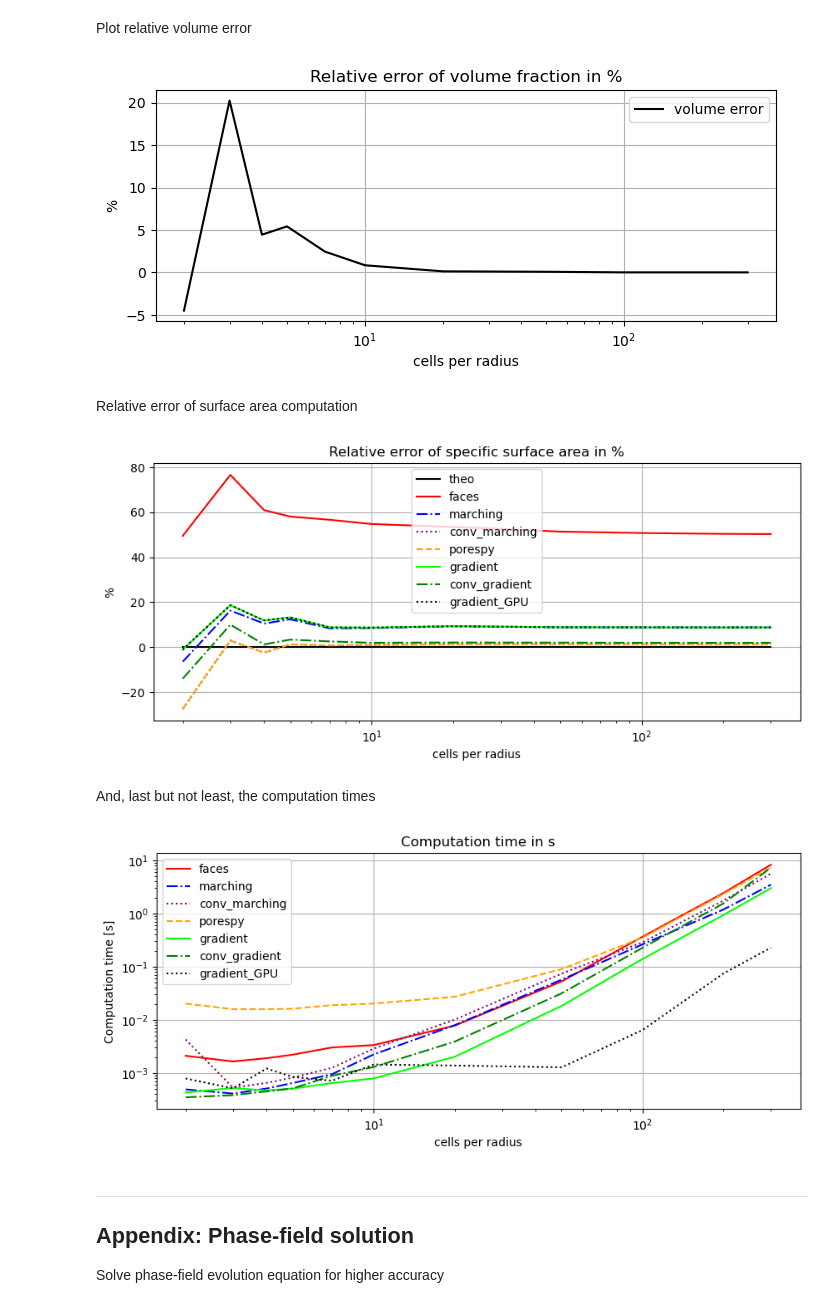
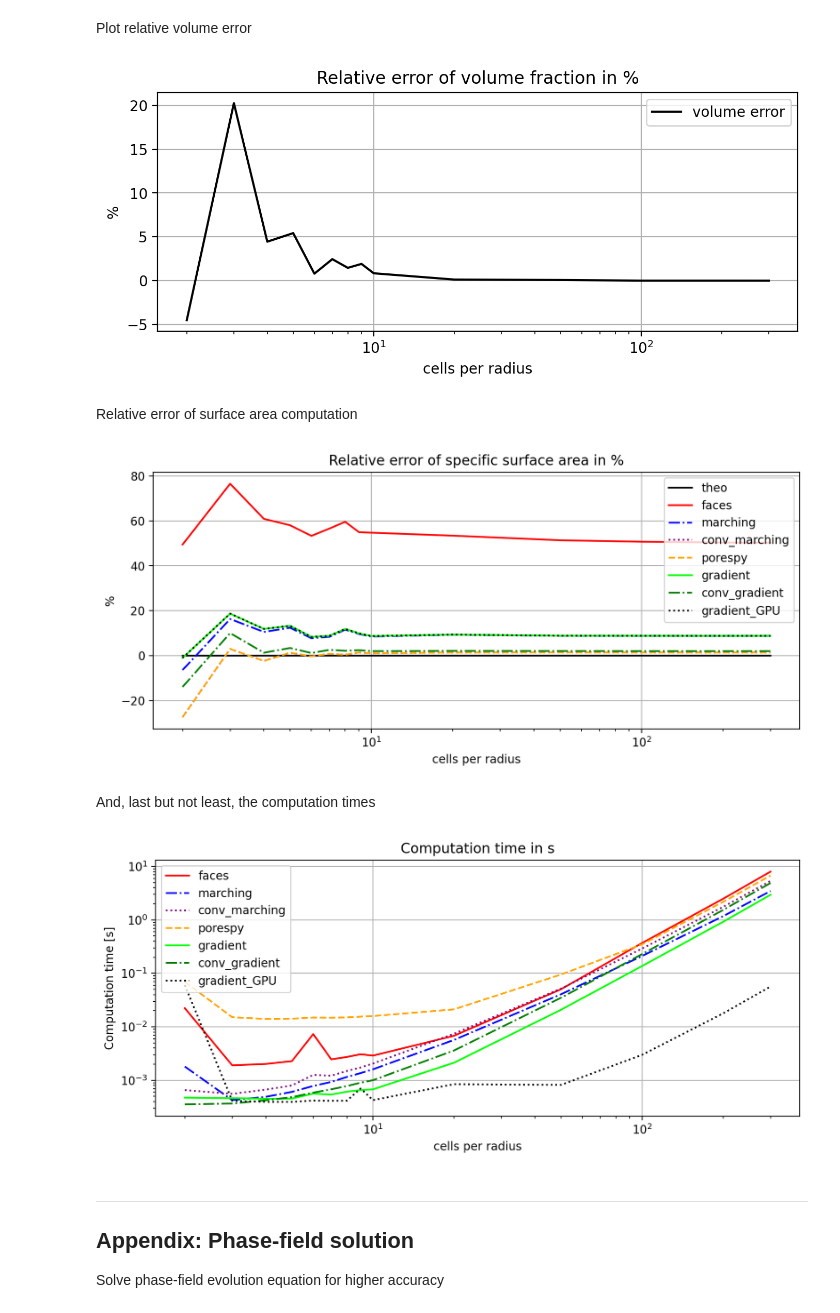
Before and after one commit to daubners/micro-characterization, a Jupyter notebook: 01-microstructure_validation-sphere.ipynb, the cells around one changed output. Drawn from its saved outputs; the diff is of its cells as text; code cells hidden in the pictures.

```diff
--- a/01-microstructure_validation-sphere.ipynb
+++ b/01-microstructure_validation-sphere.ipynb
@@ -50,7 +50,7 @@ dx = 1.0
 # %% [markdown]
 Create a list of radii and empty dictionaries to store results:
 # %%
-radii = [2,3,4,5,7,10,20,50,100,200,300]
+radii = [2,3,4,5,6,7,8,9,10,20,50,100,200,300]
 
 vol_fraction = {'theo':np.zeros(len(radii)), 'num':np.zeros(len(radii))}
 
@@ -135,7 +123,7 @@ line_styles = ['-', '-', '-.', ':', '--', '-', '-.', ':']
 # %% [markdown]
 Plot relative volume error
 # %%
-fig, ax = plt.subplots(figsize=(8, 3))
+fig, ax = plt.subplots(figsize=(8, 3), dpi=200)
 ax.semilogx(radii, (vol_fraction['num']-vol_fraction['theo'])/vol_fraction['theo']*100, label='volume error', color=colors[0], linestyle=line_styles[0])
 
 # Add labels, legend, and grid
@@ -147,28 +135,28 @@ ax.grid()
 
 plt.show()
 # %% [output]
-[figure, old version]
+[figure, new version]
 # %% [markdown]
 Relative error of surface area computation
 # %%
-fig, ax = plt.subplots(figsize=(10, 4))
+fig, ax = plt.subplots(figsize=(10, 4), dpi=200)
 
 for i, method in enumerate(methods):
     ax.semilogx(radii, (area[method]-area['theo'])/area['theo']*100, label=method, color=colors[i], linestyle=line_styles[i])
 
 ax.set_xlabel('cells per radius')
 ax.set_ylabel('%')
 ax.set_title('Relative error of specific surface area in %')
-ax.legend()
+ax.legend(loc='upper right')
 ax.grid()
 
 plt.show()
 # %% [output]
-[figure, old version]
+[figure, new version]
 # %% [markdown]
 And, last but not least, the computation times
 # %%
-fig, ax = plt.subplots(figsize=(10, 4))
+fig, ax = plt.subplots(figsize=(10, 4), dpi=200)
 for i, method in enumerate(methods[1:]):
     ax.loglog(radii, times[method], label=method, color=colors[i+1], linestyle=line_styles[i+1])
 # ax.loglog(radii, time_CPU_GPU, label='CPU2GPU', color='gray', linestyle='-')
@@ -176,12 +164,12 @@ for i, method in enumerate(methods[1:]):
 ax.set_xlabel('cells per radius')
 ax.set_ylabel('Computation time [s]')
 ax.set_title('Computation time in s')
-ax.legend()
+ax.legend(loc='upper left')
 ax.grid()
 
 plt.show()
 # %% [output]
-[figure, old version]
+[figure, new version]
 # %% [markdown]
 ***
 ## Appendix: Phase-field solution
```
Also changed, not shown: parts of 3 cells of this notebook, 6 other files.
